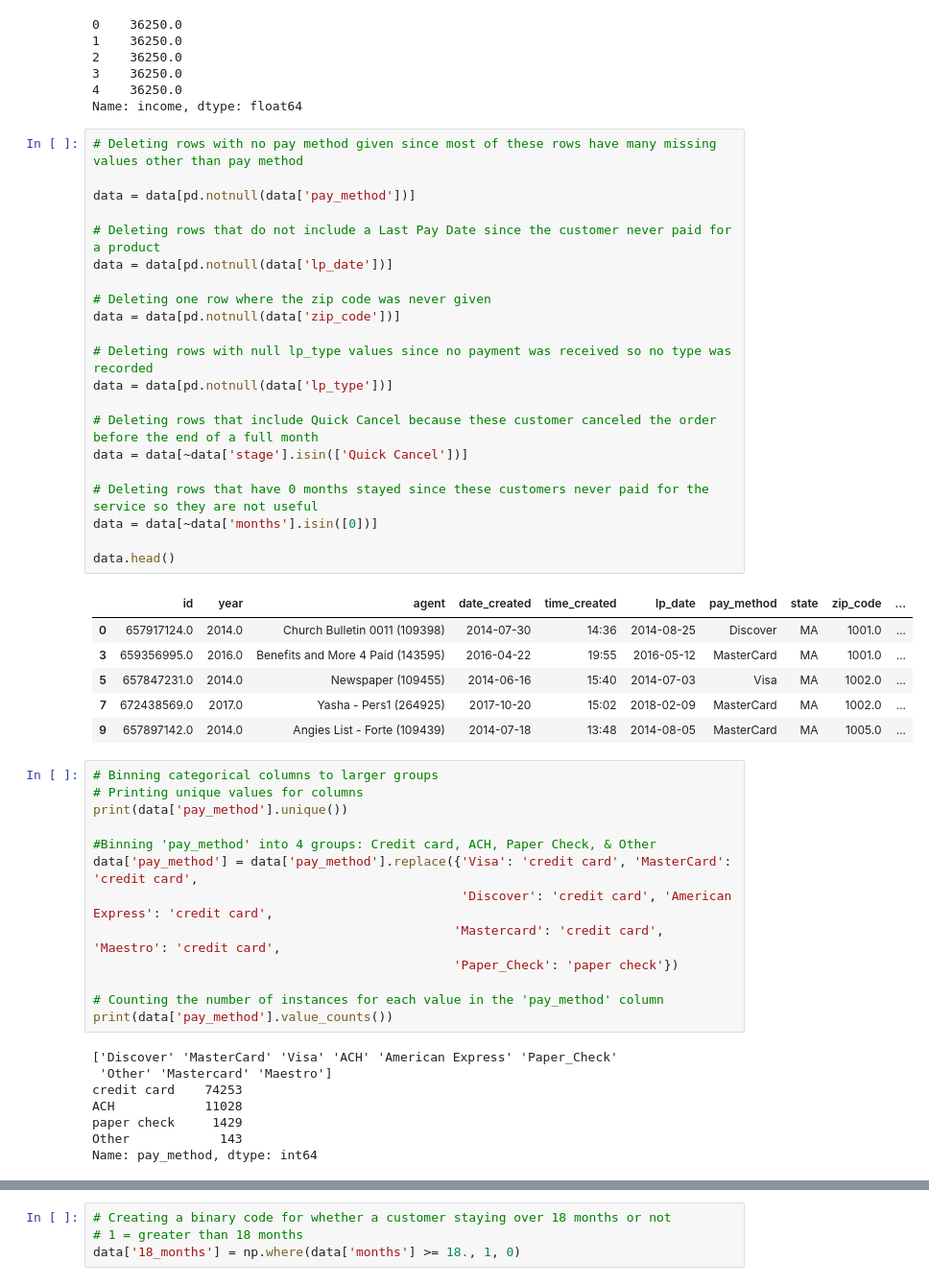
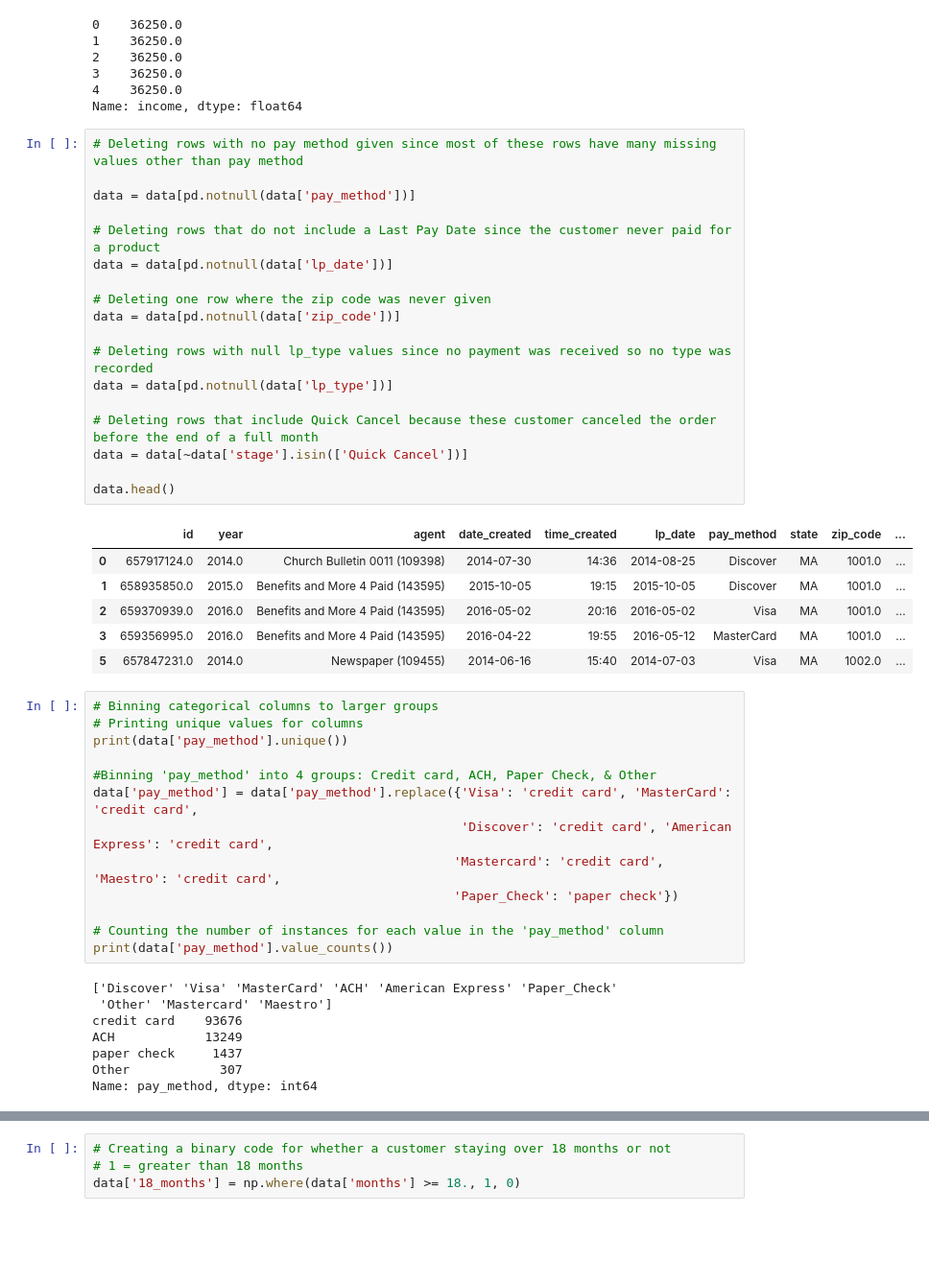
Before and after one commit to michaelnunziata/Capstone-Project, a Jupyter notebook: Imputations.ipynb, the cells around one changed output, grey strips where cells are left out. Shown at 96% size. Drawn from its saved outputs; the diff is of its cells as text; blank space fills up the shorter version.

```diff
--- a/Imputations.ipynb
+++ b/Imputations.ipynb
@@ -140,31 +141,28 @@ Name: income, dtype: float64
 # %%
 # Deleting rows with no pay method given since most of these rows have many missing values other than pay method
 
 data = data[pd.notnull(data['pay_method'])]
 
 # Deleting rows that do not include a Last Pay Date since the customer never paid for a product
 data = data[pd.notnull(data['lp_date'])]
 
 # Deleting one row where the zip code was never given
 data = data[pd.notnull(data['zip_code'])]
 
 # Deleting rows with null lp_type values since no payment was received so no type was recorded
 data = data[pd.notnull(data['lp_type'])]
 
 # Deleting rows that include Quick Cancel because these customer canceled the order before the end of a full month
 data = data[~data['stage'].isin(['Quick Cancel'])]
 
-# Deleting rows that have 0 months stayed since these customers never paid for the service so they are not useful
-data = data[~data['months'].isin([0])]
-
 data.head()
 # %% [output]
 |  | id | year | agent | date_created | time_created | lp_date | pay_method | state | zip_code | ... |
 | 0 | 657917124.0 | 2014.0 | Church Bulletin 0011 (109398) | 2014-07-30 | 14:36 | 2014-08-25 | Discover | MA | 1001.0 | ... |
+| 1 | 658935850.0 | 2015.0 | Benefits and More 4 Paid (143595) | 2015-10-05 | 19:15 | 2015-10-05 | Discover | MA | 1001.0 | ... |
+| 2 | 659370939.0 | 2016.0 | Benefits and More 4 Paid (143595) | 2016-05-02 | 20:16 | 2016-05-02 | Visa | MA | 1001.0 | ... |
 | 3 | 659356995.0 | 2016.0 | Benefits and More 4 Paid (143595) | 2016-04-22 | 19:55 | 2016-05-12 | MasterCard | MA | 1001.0 | ... |
 | 5 | 657847231.0 | 2014.0 | Newspaper (109455) | 2014-06-16 | 15:40 | 2014-07-03 | Visa | MA | 1002.0 | ... |
-| 7 | 672438569.0 | 2017.0 | Yasha - Pers1 (264925) | 2017-10-20 | 15:02 | 2018-02-09 | MasterCard | MA | 1002.0 | ... |
-| 9 | 657897142.0 | 2014.0 | Angies List - Forte (109439) | 2014-07-18 | 13:48 | 2014-08-05 | MasterCard | MA | 1005.0 | ... |
 # %%
 # Binning categorical columns to larger groups
 # Printing unique values for columns
@@ -179,12 +177,12 @@ data['pay_method'] = data['pay_method'].replace({'Visa': 'credit card', 'MasterC
 # Counting the number of instances for each value in the 'pay_method' column
 print(data['pay_method'].value_counts())
 # %% [output]
-['Discover' 'MasterCard' 'Visa' 'ACH' 'American Express' 'Paper_Check'
+['Discover' 'Visa' 'MasterCard' 'ACH' 'American Express' 'Paper_Check'
  'Other' 'Mastercard' 'Maestro']
-credit card    74253
-ACH            11028
-paper check     1429
-Other            143
+credit card    93676
+ACH            13249
+paper check     1437
+Other            307
 Name: pay_method, dtype: int64
 # %%
 # Same method we used in Data Mining to calculate number of missing values per column
```
Also changed, not shown: parts of 13 cells of this notebook, 4 other files.
